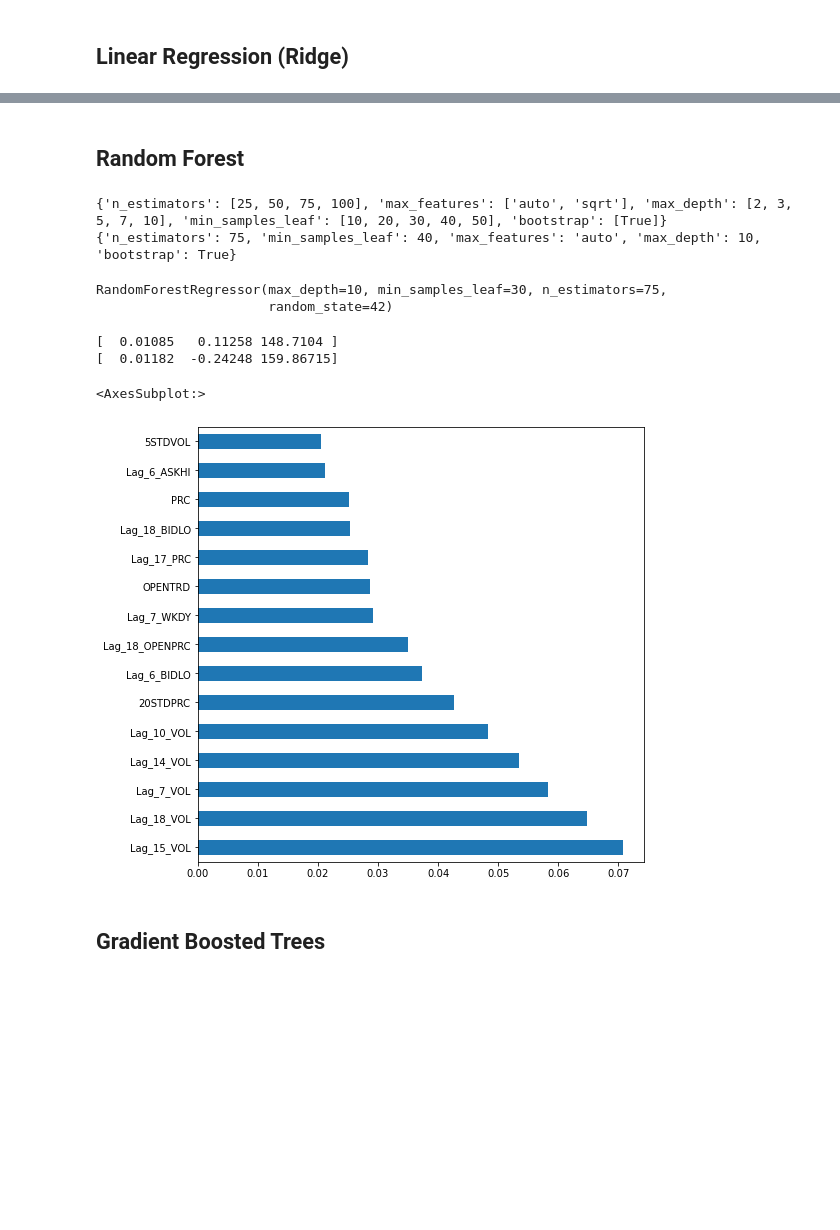
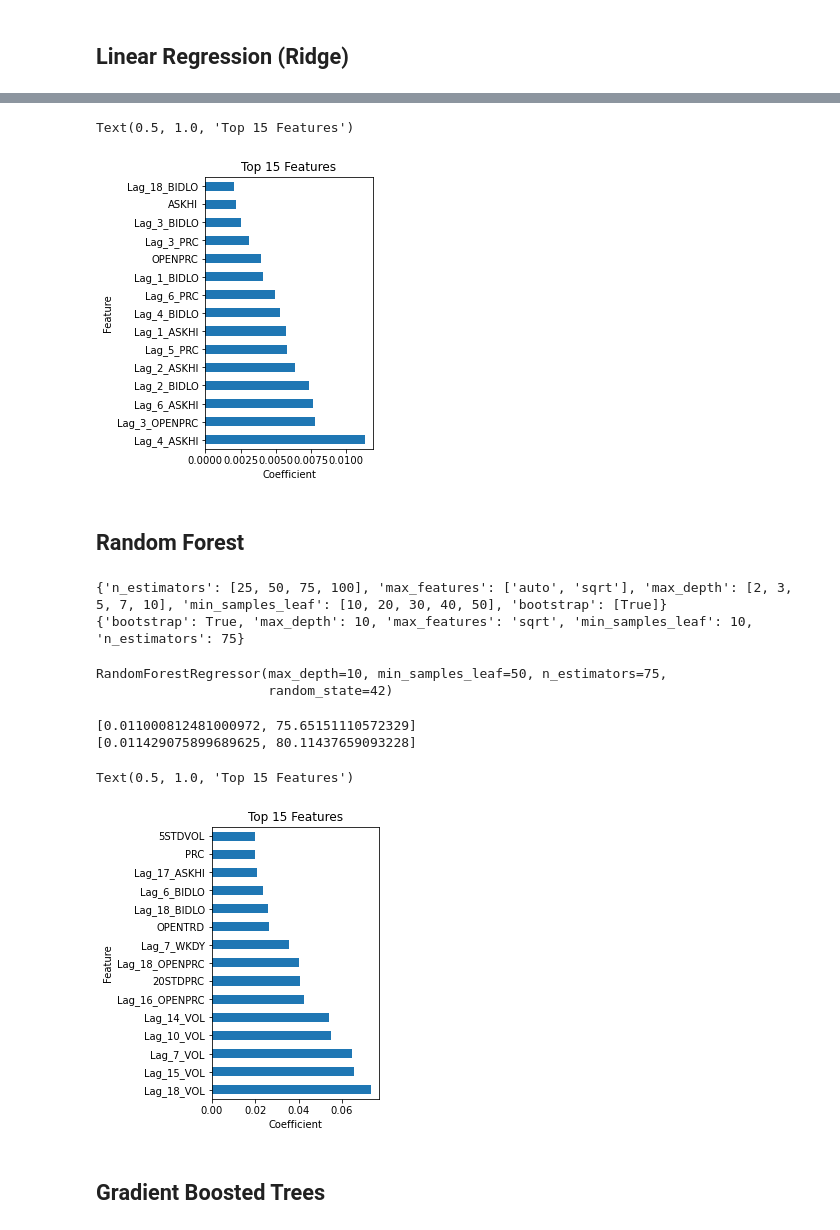
Before and after one commit to Andrew-Niedzialek/AIinFinance, a Jupyter notebook: AI_in_Finance.ipynb, the cells around one changed output, grey strips where cells are left out. Cells and saved outputs as stored; diff of their text form; code cells hidden in the pictures; blank space fills up the shorter version.

Commit message:
Use grid search

```diff
--- a/AI_in_Finance.ipynb
+++ b/AI_in_Finance.ipynb
@@ -402,7 +382,7 @@ print(lr_grid)
 # Initialize model
 lr = Ridge()
 # Random search of parameters, using 3 fold cross validation,
-cv = RandomizedSearchCV(lr, lr_grid, n_iter=10, cv=3, random_state=42, n_jobs = -1)
+cv = GridSearchCV(lr, lr_grid, cv=3, scoring='neg_root_mean_squared_error', n_jobs = -1)
 # Fit the random search model
 cv.fit(X_train, y_train)
 
@@ -414,6 +394,6 @@ print(cv.best_params_)
 # %%
 # Re-train on full dataset using best parameters
-lr_best = Ridge(alpha = 10, fit_intercept = False, random_state=42)
+lr_best = Ridge(alpha = 1, fit_intercept = False, random_state=42)
 # Fit on train data
 lr_best.fit(X_train, y_train)
 # %% [output]
@@ -435,3 +415,13 @@ print(lr_test_perf)
+# %%
+#Feature Importance
+feat_importances = pd.Series(lr_best.coef_, index=kbest_feat)
+ax = feat_importances.nlargest(15).plot(kind='barh', figsize=(3,5))
+ax.set_xlabel("Coefficient")
+ax.set_ylabel("Feature")
+ax.set_title("Top 15 Features")
+# %% [output]
+Text(0.5, 1.0, 'Top 15 Features')
+[figure, added]
 # %% [markdown]
 ## Random Forest
 # %%
@@ -442,8 +432,6 @@ n_estimators = [25, 50, 75, 100]
 max_features = ['auto', 'sqrt']
 # Maximum number of levels in tree
 max_depth = [2, 3, 5, 7, 10]
-# Minimum number of samples required to split a node
-# min_samples_split = [2, 5, 10]
 # Minimum number of samples required at each leaf node
 min_samples_leaf = [10, 20, 30, 40, 50]
 # Method of selecting samples for training each tree
@@ -459,7 +447,7 @@ print(rf_grid)
 # Initialize model
 rf = RandomForestRegressor()
 # Random search of parameters, using 3 fold cross validation,
-cv = RandomizedSearchCV(rf, rf_grid, n_iter=10, cv=3, random_state=42, n_jobs = -1)
+cv = GridSearchCV(rf, rf_grid, cv=3, scoring='neg_root_mean_squared_error', n_jobs = -1)
 # Fit the random search model
 cv.fit(X_train, y_train)
 
@@ -467,11 +455,11 @@ cv.fit(X_train, y_train)
 print(cv.best_params_)
 # %% [output]
 {'n_estimators': [25, 50, 75, 100], 'max_features': ['auto', 'sqrt'], 'max_depth': [2, 3, 5, 7, 10], 'min_samples_leaf': [10, 20, 30, 40, 50], 'bootstrap': [True]}
-{'n_estimators': 75, 'min_samples_leaf': 40, 'max_features': 'auto', 'max_depth': 10, 'bootstrap': True}
+{'bootstrap': True, 'max_depth': 10, 'max_features': 'sqrt', 'min_samples_leaf': 10, 'n_estimators': 75}
 # %%
 # Re-train on full dataset using best parameters
 rf_best = RandomForestRegressor(n_estimators = 75,
-                                min_samples_leaf = 30,
+                                min_samples_leaf = 10,
                                 max_features = 'auto',
                                 max_depth = 10,
                                 bootstrap = True,
@@ -479,29 +467,32 @@ rf_best = RandomForestRegressor(n_estimators = 75,
 # Fit on train data
 rf_best.fit(X_train, y_train)
 # %% [output]
-RandomForestRegressor(max_depth=10, min_samples_leaf=30, n_estimators=75,
+RandomForestRegressor(max_depth=10, min_samples_leaf=50, n_estimators=75,
                       random_state=42)
 # %%
 # Evaluate performance on train and test data
 
 # Predictions for train data
 y_train_pred = rf_best.predict(X_train)
-rf_train_perf = metrics_unstacked(tick_train, y_train, y_train_pred)
+rf_train_perf = calc_metrics(y_train, y_train_pred)
 print(rf_train_perf)
 # Predictions for test data
 y_test_pred = rf_best.predict(X_test)
-rf_test_perf = metrics_unstacked(tick_test, y_test, y_test_pred)
+rf_test_perf = calc_metrics(y_test, y_test_pred)
 print(rf_test_perf)
 # %% [output]
-[  0.01085   0.11258 148.7104 ]
-[  0.01182  -0.24248 159.86715]
+[0.011000812481000972, 75.65151110572329]
+[0.011429075899689625, 80.11437659093228]
 # %%
 #Feature Importance
 feat_importances = pd.Series(rf_best.feature_importances_, index=kbest_feat)
-feat_importances.nlargest(15).plot(kind='barh', figsize=(8,8))
+ax = feat_importances.nlargest(15).plot(kind='barh', figsize=(3,5))
+ax.set_xlabel("Coefficient")
+ax.set_ylabel("Feature")
+ax.set_title("Top 15 Features")
 # %% [output]
-<AxesSubplot:>
+Text(0.5, 1.0, 'Top 15 Features')
-[figure, old version]
+[figure, new version]
 # %% [markdown]
 ## Gradient Boosted Trees
 # %%
```
Also changed, not shown: parts of 23 cells of this notebook.
